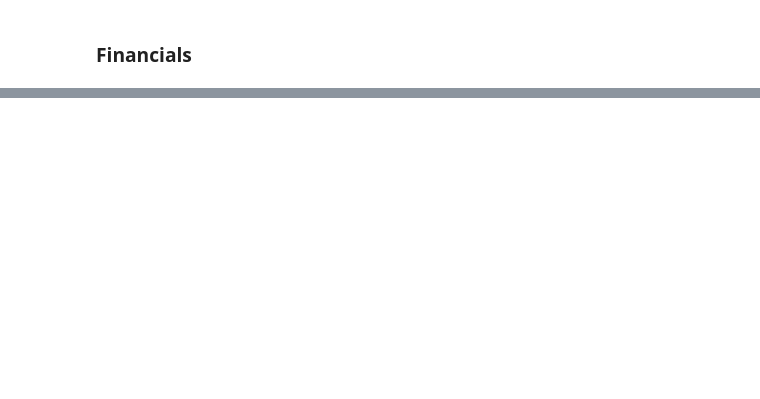
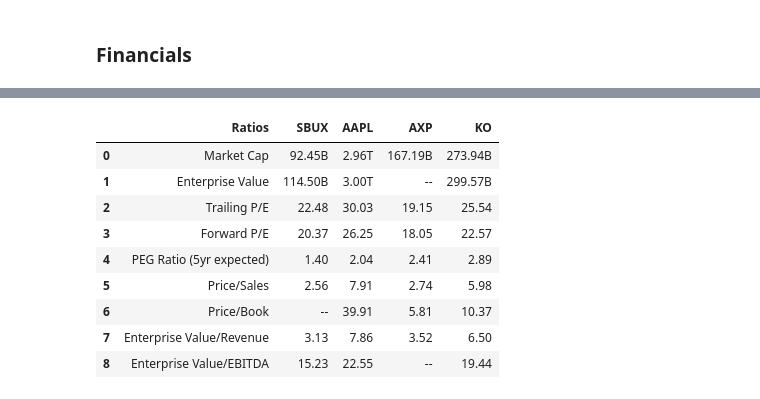
Before and after one commit to nicolasvazquez95/portfolio_optimization, a Jupyter notebook: yahoo_finance_merval.ipynb, the cells around one changed output, grey strips where cells are left out. Cells and saved outputs as stored; diff of their text form; code cells hidden in the pictures; blank space fills up the shorter version.

```diff
--- a/yahoo_finance_merval.ipynb
+++ b/yahoo_finance_merval.ipynb
@@ -61,0 +124,24 @@ ko.get_financials()
+# %%
+ko_valuation = yf_si.get_stats_valuation(stock)
+# %%
+# Stats for many stocks
+stats_df = pd.DataFrame()
+stats_df["Ratios"] = ko_valuation["Ratios"]
+
+for stk in stocks:
+    stats = yf_si.get_stats_valuation(stk)
+    column = stats[stats.columns[1]]
+    stats_df[stk] = column
+# %%
+stats_df
+# %% [output]
+|  | Ratios | SBUX | AAPL | AXP | KO |
+| 0 | Market Cap | 92.45B | 2.96T | 167.19B | 273.94B |
+| 1 | Enterprise Value | 114.50B | 3.00T | -- | 299.57B |
+| 2 | Trailing P/E | 22.48 | 30.03 | 19.15 | 25.54 |
+| 3 | Forward P/E | 20.37 | 26.25 | 18.05 | 22.57 |
+| 4 | PEG Ratio (5yr expected) | 1.40 | 2.04 | 2.41 | 2.89 |
+| 5 | Price/Sales | 2.56 | 7.91 | 2.74 | 5.98 |
+| 6 | Price/Book | -- | 39.91 | 5.81 | 10.37 |
+| 7 | Enterprise Value/Revenue | 3.13 | 7.86 | 3.52 | 6.50 |
+| 8 | Enterprise Value/EBITDA | 15.23 | 22.55 | -- | 19.44 |
```
Also changed, not shown: parts of 8 cells of this notebook.
